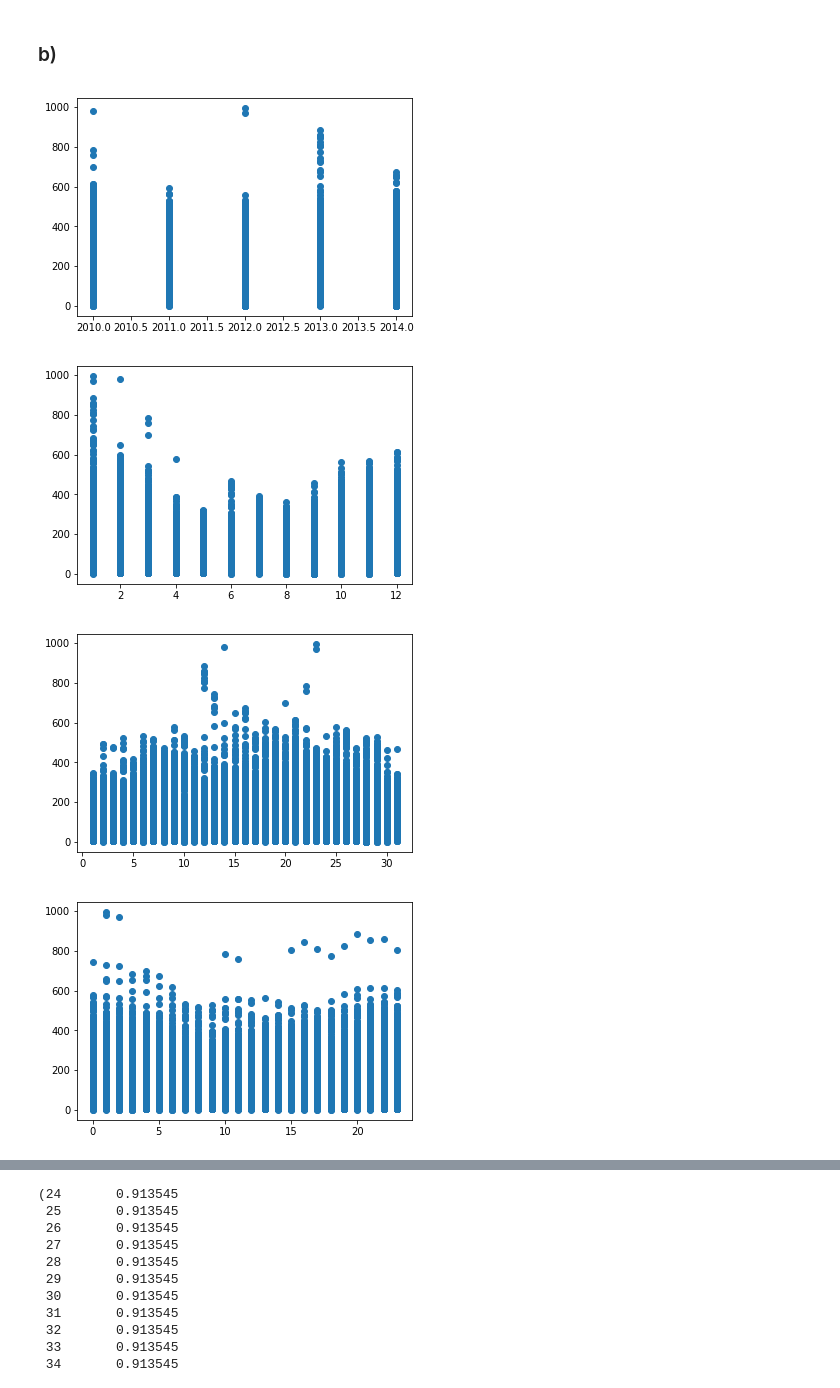
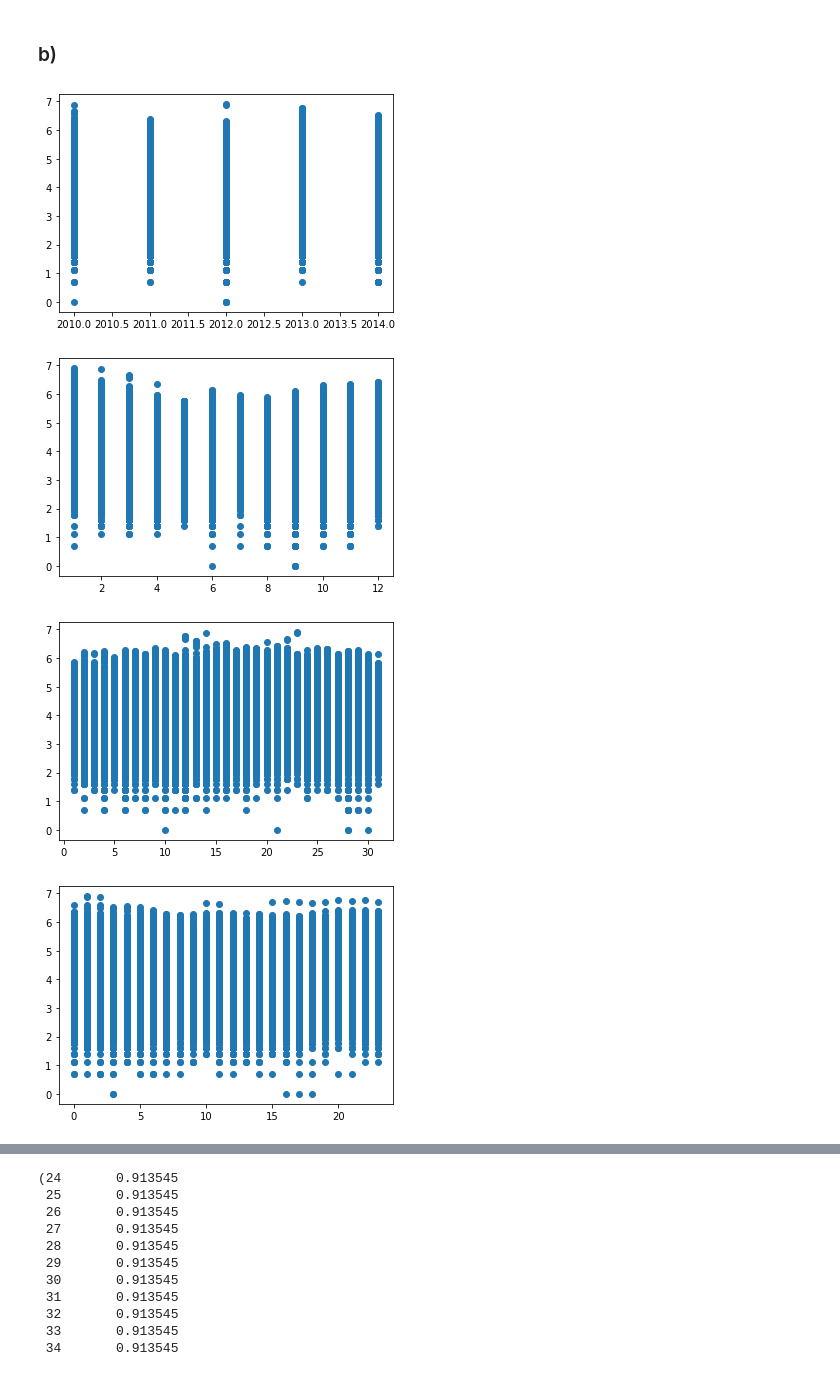
Before and after one commit to bjmedina/stats, a Jupyter notebook: hw1/HW1.ipynb, the cells around one changed output, grey strips where cells are left out. Drawn from its saved outputs; the diff is of its cells as text; code cells hidden in the pictures.

```diff
--- a/hw1/HW1.ipynb
+++ b/hw1/HW1.ipynb
@@ -191,23 +191,23 @@ x          = plt.hist(pm25_mod, bins=num_bins)
 ### b)
 # %%
 # gathering predictors relating to time
-years  = airqual['year']
-months = airqual['month']
-days   = airqual['day']
-hours  = airqual['hour']
+years  = airqual['year'][pm25 != kill_value]
+months = airqual['month'][pm25 != kill_value]
+days   = airqual['day'][pm25 != kill_value]
+hours  = airqual['hour'][pm25 != kill_value]
 # %%
-x = plt.scatter(years, pm25)
+x = plt.scatter(years, pm25_mod)
 # %% [output]
-[figure, old version]
+[figure, new version]
 # %%
-x = plt.scatter(months, pm25)
+x = plt.scatter(months, pm25_mod)
 # %% [output]
-[figure, old version]
+[figure, new version]
 # %%
-x = plt.scatter(days, pm25)
+x = plt.scatter(days, pm25_mod)
 # %% [output]
-[figure, old version]
+[figure, new version]
 # %%
-x = plt.scatter(hours, pm25)
+x = plt.scatter(hours, pm25_mod)
 # %% [output]
-[figure, old version]
+[figure, new version]
```
Also changed, not shown: parts of 7 cells of this notebook.
